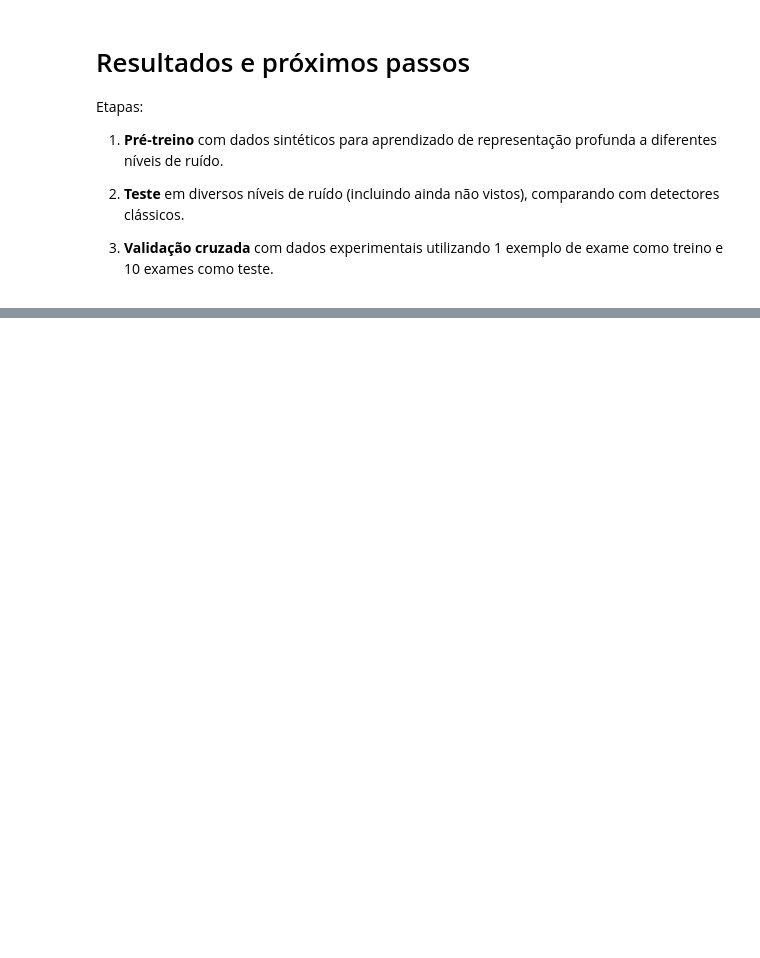
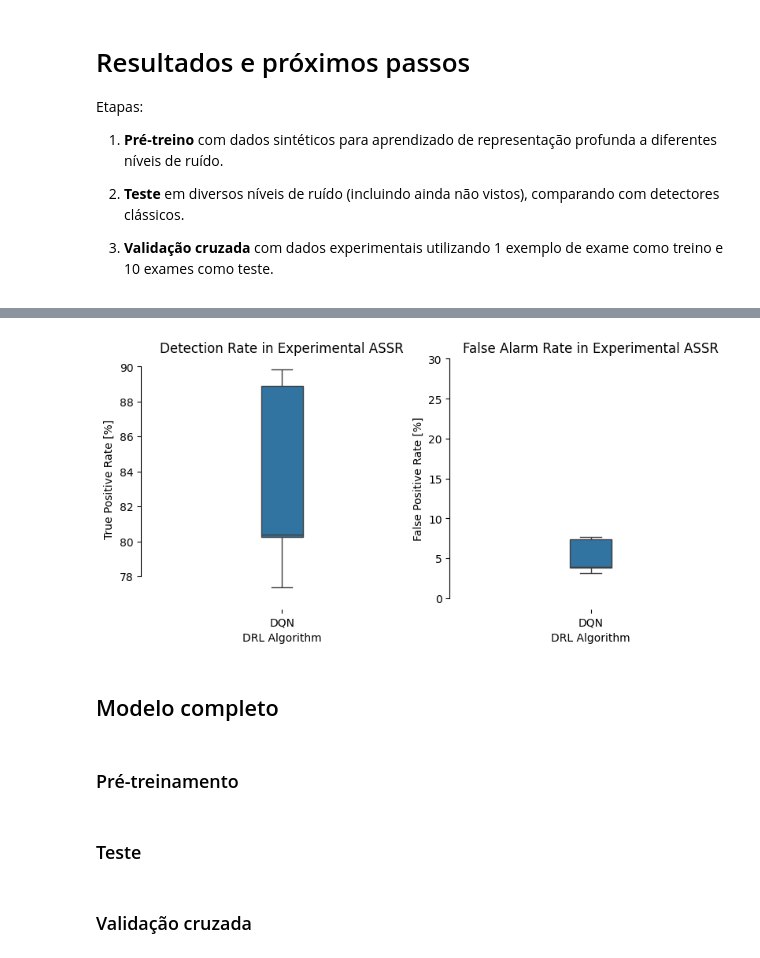
Before and after one commit to Alexandre-Caldeira/drl-ord, a Jupyter notebook: DRL_ORD.ipynb, the cells around one changed output, grey strips where cells are left out. Cells and saved outputs as stored; diff of their text form; code cells hidden in the pictures; blank space fills up the shorter version.

```diff
--- a/DRL_ORD.ipynb
+++ b/DRL_ORD.ipynb
@@ -66,0 +839,10 @@ Etapas:
+# %%
+snr = 5
+data = c_states_big[snr]
+
+test_env = TEST_FrequencyDetectionEnv(data)
+model_dqn = DQN.load('./epd-kit/models/minimal_dqn_snr10.zip', env = test_env)
+
+# Avalia performance atual do modelo
+tpr_dqn, fpr_dqn, rewards_dqn = my_evaluate_model(model_dqn, test_env,num_episodes=10)
+pd.DataFrame({'TPR':tpr_dqn, 'FPR':fpr_dqn,'REW':rewards_dqn}).mean()
@@ -66,0 +965,47 @@ Etapas:
+# %%
+# Mostra resultados experimentais
+def get_fold_metrics(cv_dict,intensity, metric, prev = False):
+    collected_metric = []
+    for fold in cv_dict.keys():
+        if not(prev):
+            for intensity in np.arange(1,6):
+                for val in cv_dict[fold][intensity][metric]:
+                    collected_metric.append(val)
+        else:
+            for val in cv_dict[fold][1][metric]:
+                collected_metric.append(val)
+
+    return collected_metric
+
+inten = 4
+tpr = pd.DataFrame({'DQN':cvp_dqn['tpr']})
+
+fpr = pd.DataFrame({'DQN':cvp_dqn['fpr']})
+
+plt.figure(figsize=(8,4))
+plt.subplot(121)
+sns.boxplot(tpr,gap=.8)
+plt.title('Detection Rate in Experimental ASSR')
+plt.ylabel('True Positive Rate [%]')
+plt.xlabel('DRL Algorithm')
+plt.tight_layout()
+
+plt.subplot(122)
+sns.boxplot(fpr, gap=.8)
+plt.title('False Alarm Rate in Experimental ASSR')
+plt.ylabel('False Positive Rate [%]')
+plt.xlabel('DRL Algorithm')
+plt.ylim([0,30])
+plt.tight_layout()
+sns.despine(offset=10, trim=True)
+plt.show()
+# %% [output]
+[figure, added]
+# %% [markdown]
+## Modelo completo
+# %% [markdown]
+### Pré-treinamento
+# %% [markdown]
+### Teste
+# %% [markdown]
+### Validação cruzada
```
Also changed, not shown: parts of 20 cells of this notebook, 5 other files.
